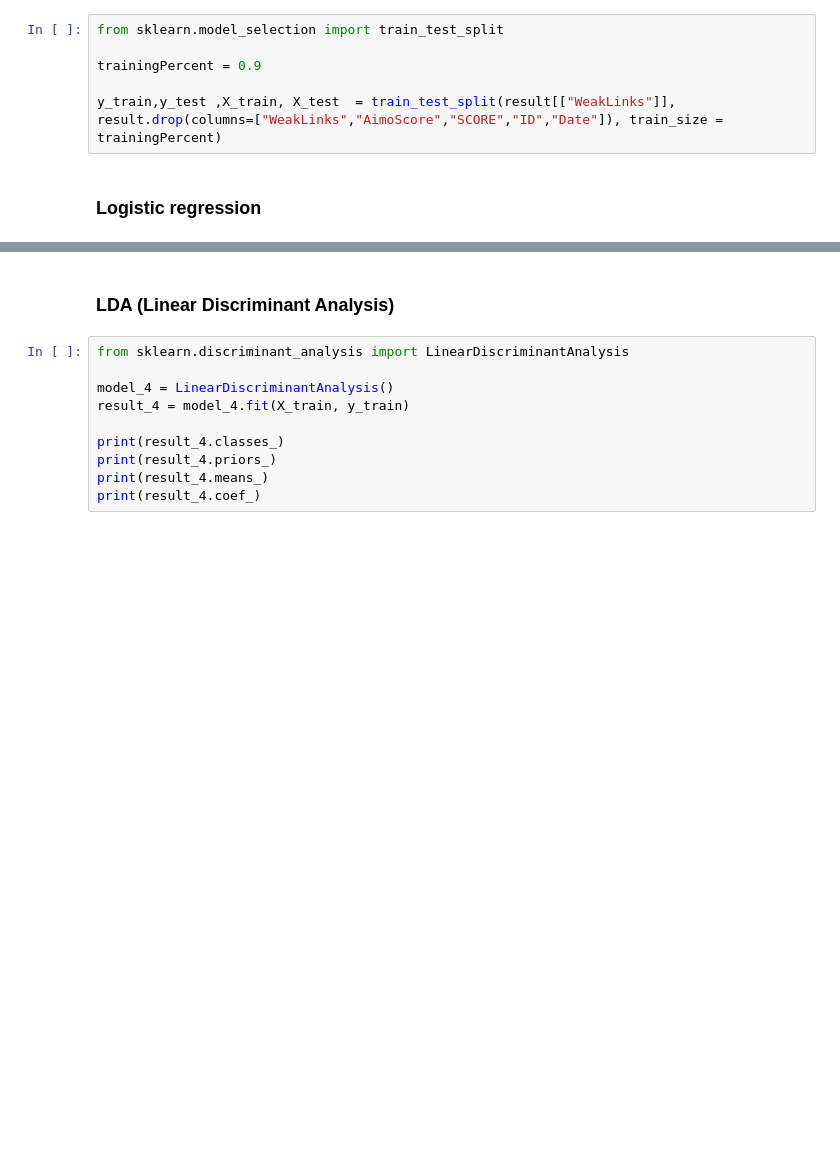
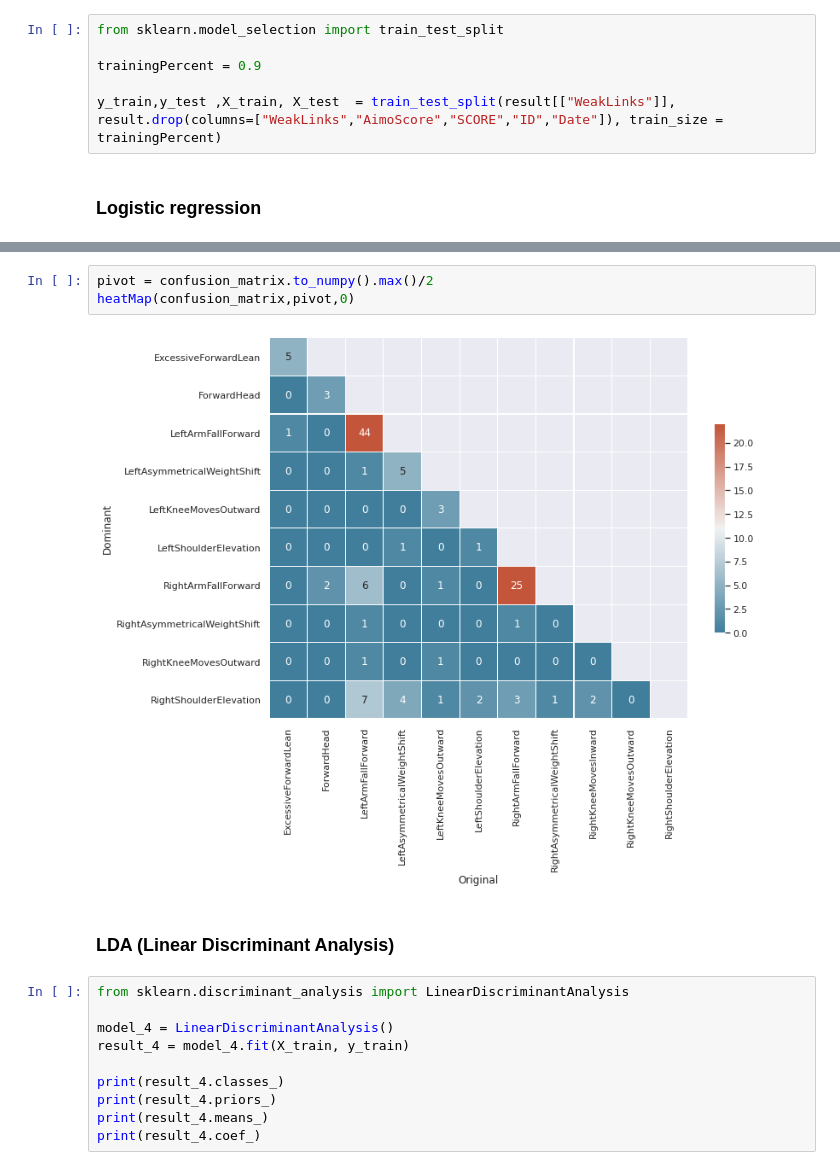
Before and after one commit to digitacs/4dv652-ml, a Jupyter notebook: assignment 3/AIMO_Score_v6.ipynb, the cells around one changed output, grey strips where cells are left out. Cells and saved outputs as stored; diff of their text form; blank space fills up the shorter version.

```diff
--- a/assignment 3/AIMO_Score_v6.ipynb
+++ b/assignment 3/AIMO_Score_v6.ipynb
@@ -251,3 +250,8 @@ confusion_matrix
+# %%
+pivot = confusion_matrix.to_numpy().max()/2
+heatMap(confusion_matrix,pivot,0)
+# %% [output]
+[figure, added]
 # %% [markdown]
 ### LDA (Linear Discriminant Analysis)
 # %%
```
Also changed, not shown: parts of 27 cells of this notebook.
